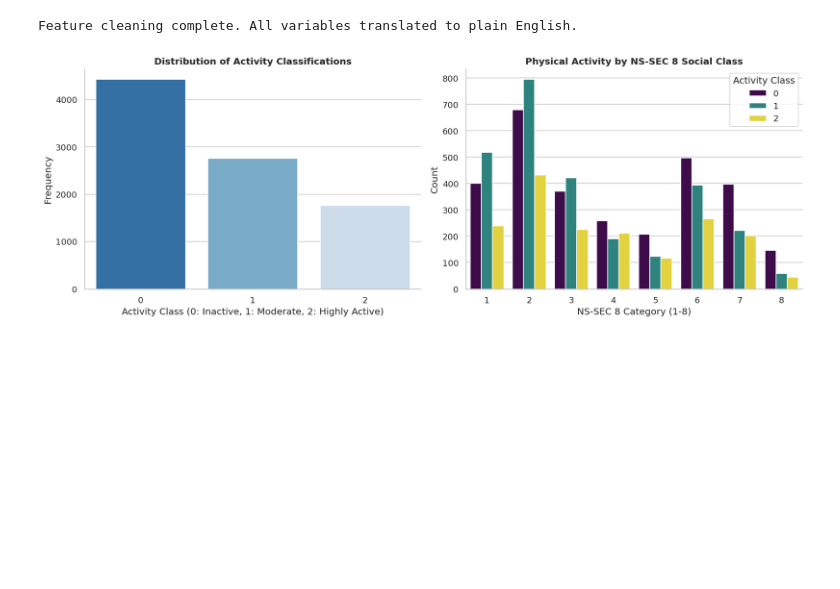
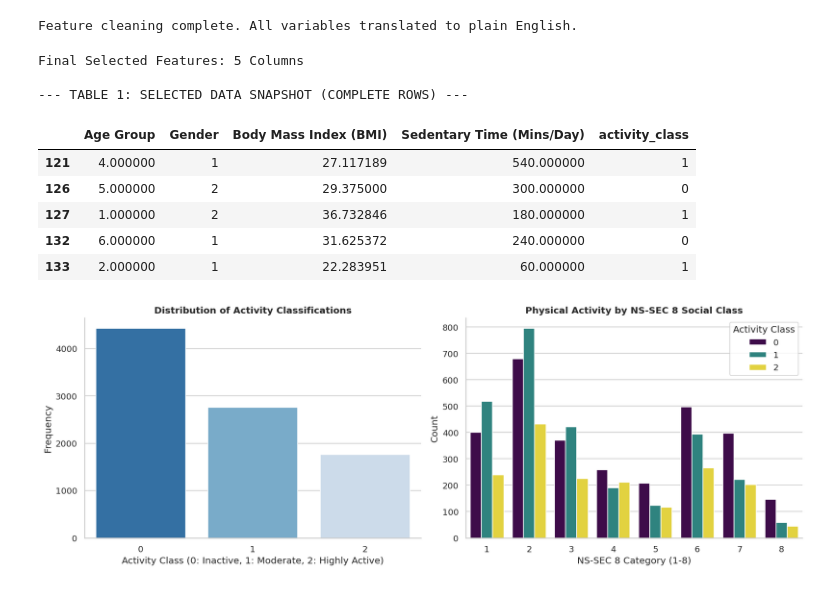
Before and after one commit to prardhanmushke/HSE-Physical-Activity-Analysis, a Jupyter notebook: Untitled19.ipynb, the cells around one changed output. Saved outputs shown, nothing was run; the diff lists cells and outputs as text; code cells hidden in the pictures; blank space fills up the shorter version.

```diff
--- a/Untitled19.ipynb
+++ b/Untitled19.ipynb
@@ -128,6 +128,56 @@ y = df_clean['activity_class']
 print("Feature cleaning complete. All variables translated to plain English.")
 # %% [output]
 Feature cleaning complete. All variables translated to plain English.
+# %%
+import pandas as pd
+
+# =====================================================================
+# STEP 1: DEFINE YOUR DATA AND COLUMNS
+# =====================================================================
+my_dataframe = df_clean
+
+# Your ideal list of columns to show
+columns_to_show = [
+    'Age Group',
+    'Gender',
+    'Body Mass Index (BMI)',
+    'Sedentary Time (Mins/Day)',
+    'General Health',
+    'activity_class' # The target variable
+]
+
+# Safely filter the list to ONLY include columns that actually exist
+safe_columns = [col for col in columns_to_show if col in my_dataframe.columns]
+
+# Filter the dataframe using our safe list
+display_df = my_dataframe[safe_columns]
+
+# =====================================================================
+# THE FIX: Drop the rows with NaNs JUST for this visual table, so the
+# supervisor sees actual BMI numbers instead of missing data.
+# =====================================================================
+clean_sample_df = display_df.dropna().head()
+
+print(f"Final Selected Features: {display_df.shape[1]} Columns\n")
+print("--- TABLE 1: SELECTED DATA SNAPSHOT (COMPLETE ROWS) ---")
+
+# Apply professional academic styling
+styled_df = clean_sample_df.style.set_table_styles([
+    {'selector': 'th', 'props': [('font-size', '12pt'), ('text-align', 'center'), ('font-weight', 'bold'), ('background-color', '#f4f4f4')]},
+    {'selector': 'td', 'props': [('font-size', '11pt'), ('text-align', 'center')]}
+]).set_properties(**{'border': '1px solid black'})
+
+display(styled_df)
+# %% [output]
+Final Selected Features: 5 Columns
+
+--- TABLE 1: SELECTED DATA SNAPSHOT (COMPLETE ROWS) ---
+|  | Age Group | Gender | Body Mass Index (BMI) | Sedentary Time (Mins/Day) | activity_class |
+| 121 | 4.000000 | 1 | 27.117189 | 540.000000 | 1 |
+| 126 | 5.000000 | 2 | 29.375000 | 300.000000 | 0 |
+| 127 | 1.000000 | 2 | 36.732846 | 180.000000 | 1 |
+| 132 | 6.000000 | 1 | 31.625372 | 240.000000 | 0 |
+| 133 | 2.000000 | 1 | 22.283951 | 60.000000 | 1 |
 # %%
 #  Exploratory Data Analysis - Behavioral Distributions
 # ==============================================================================
```
Also changed, not shown: parts of 10 cells of this notebook.
